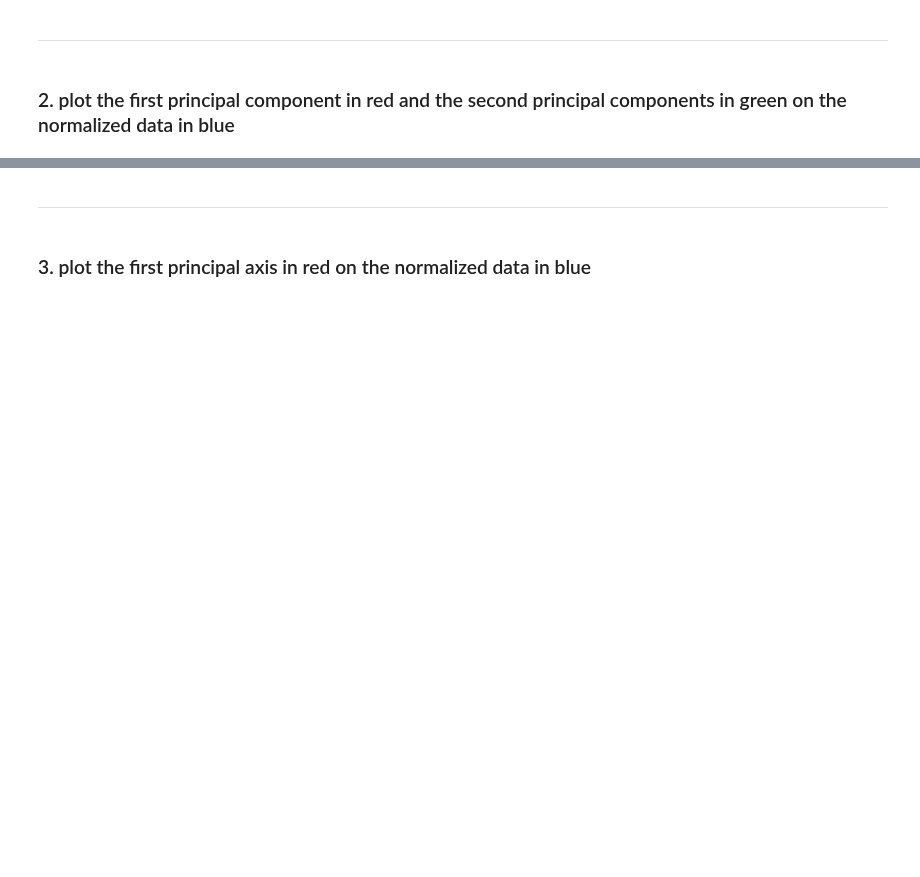
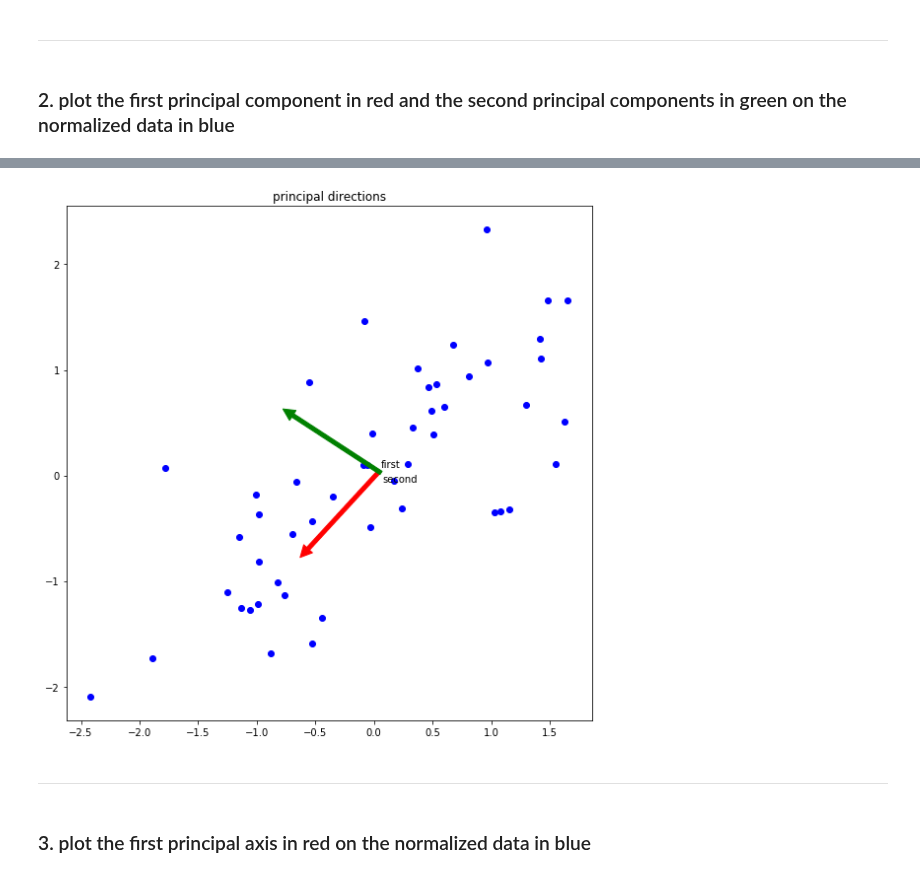
Before and after one commit to caumannerman/assignment-machine-learning, a Jupyter notebook: assignment_12.ipynb, the cells around one changed output, grey strips where cells are left out. Saved outputs shown, nothing was run; the diff lists cells and outputs as text; code cells hidden in the pictures; blank space fills up the shorter version.

Commit message:
Fill up rest code (result part) using ctrl+c ctrl+v

```diff
--- a/assignment_12.ipynb
+++ b/assignment_12.ipynb
@@ -242,3 +245,18 @@ plt.show()
+# %%
+plt.figure(figsize=(8,8))
+plt.title('principal directions')
+
+cov = compute_covariance(feature)
+fir,sec = compute_eigen(cov)
+plt.plot(nor_x,nor_y,'o',color = 'blue')
+
+plt.annotate('first',xy = (fir[0],fir[1]),xytext=(-fir[0]*0.1,-fir[1]*0.1) ,arrowprops=dict(facecolor='red', edgecolor='red',fill=True))
+plt.annotate('second',xy = (sec[0],sec[1]),xytext=(-sec[0]*0.1,-sec[1]*0.1) ,arrowprops=dict(facecolor='green', edgecolor='green',fill=True))
+
+plt.tight_layout()
+plt.show()
+# %% [output]
+[figure, added]
 # %% [markdown]
 ***
 # %% [markdown]
```
Also changed, not shown: parts of 15 cells of this notebook.
